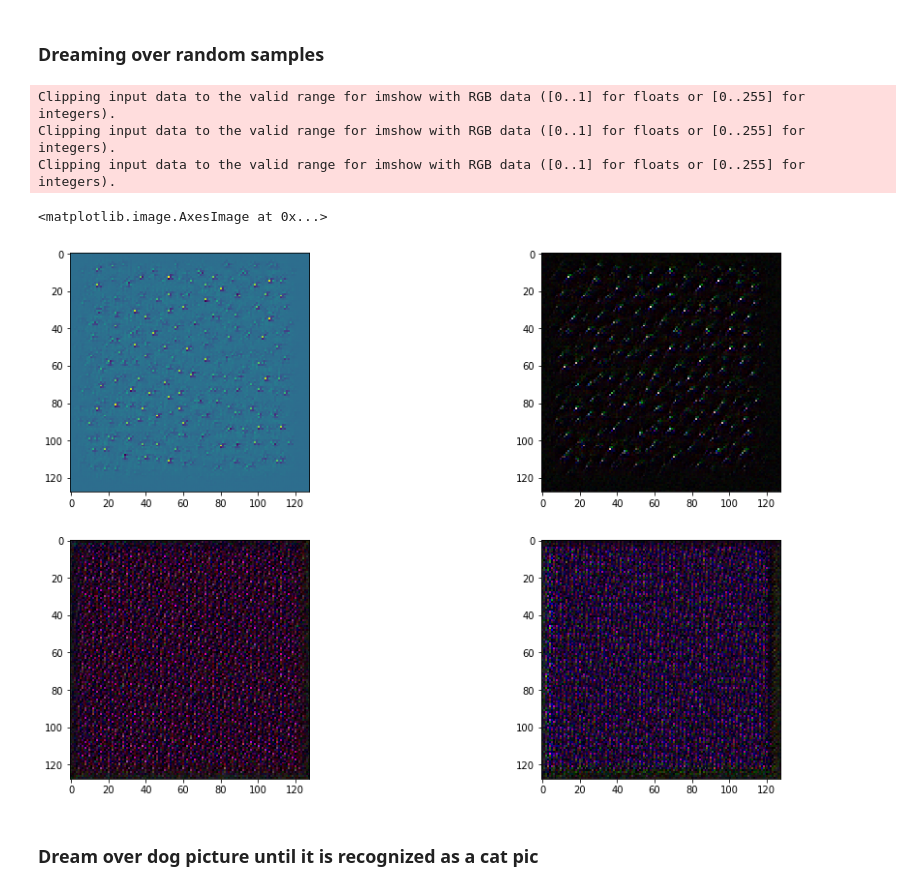
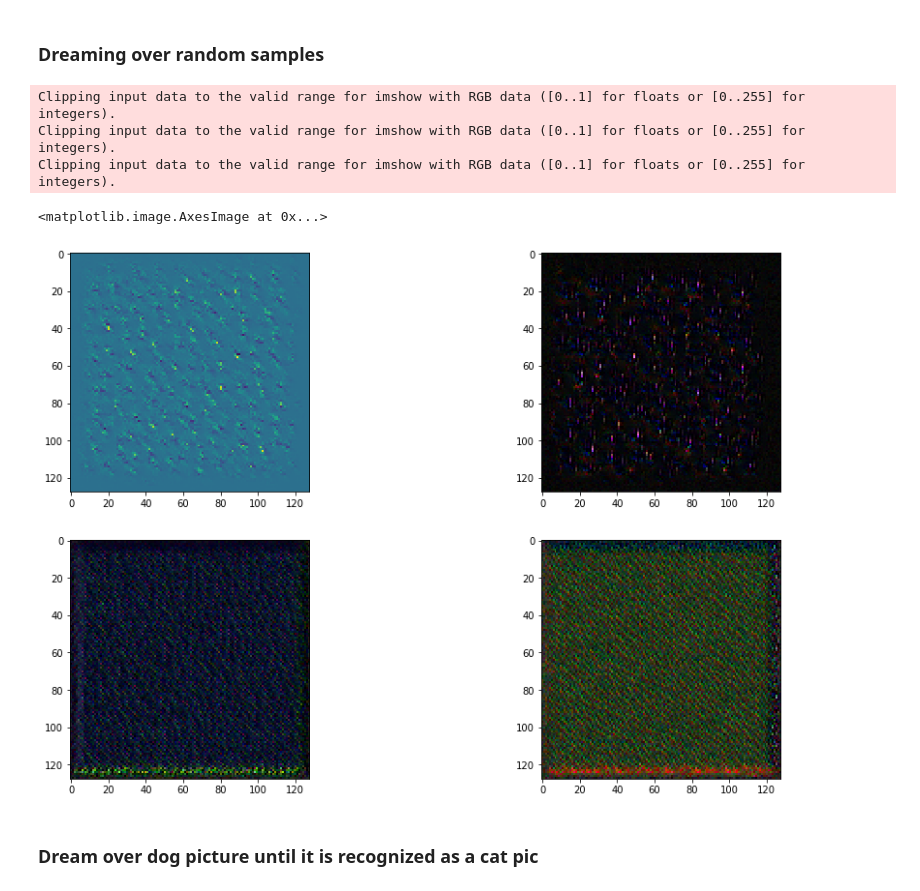
Before and after one commit to aweas/deep_dreaming_dogs, a Jupyter notebook: deep_dreamer.ipynb, the cells around one changed output. Cells and saved outputs as stored; diff of their text form; code cells hidden in the pictures.

```diff
--- a/deep_dreamer.ipynb
+++ b/deep_dreamer.ipynb
@@ -30,7 +30,7 @@ y = graph.get_tensor_by_name('output:0')
 # %% [markdown]
 # Testing model accuracy (just in case)
 # %%
-test_image = skimage.transform.resize(plt.imread('train/dog.0.jpg'), (128,128,3))
+test_image = skimage.transform.resize(plt.imread('train/dog.1.jpg'), (128,128,3))
 res = sess.run(y, feed_dict={x: [test_image]})
 answer = 'cat' if res[0][0]>res[0][1] else 'dog'
 print(f'{res[0]} - {answer}')
@@ -80,7 +80,7 @@ print([op.name for op in graph.get_operations() if 'Conv2D' in op.name and 'trai
 We pick a layer + feature and 'train' picture via gradient so that chosen layer gets max activation.
 # %%
 layer = 'cnn/classificator/convolution/conv2d_2/Conv2D'
-feature = 32
+feature = 8
 
 # np.random.seed(0)
 img_noise = np.random.random(size=(1,128,128,3))
@@ -190,19 +191,19 @@ Clipping input data to the valid range for imshow with RGB data ([0..1] for floa
 # %%
 plt.figure(figsize=(16,10))
 plt.subplot(221)
-plt.imshow(dream_image([img], T('cnn/classificator/convolution/conv2d_2/Conv2D'), 40, step=1, random=True, bw=True))
+plt.imshow(dream_image([img], T('cnn/classificator/convolution/conv2d_2/Conv2D'), 11, step=1, random=True, bw=True))
 plt.subplot(222)
-plt.imshow(dream_image([img], T('cnn/classificator/convolution/conv2d_2/Conv2D'), 40, step=0.1, random=True))
+plt.imshow(dream_image([img], T('cnn/classificator/convolution/conv2d_2/Conv2D'), 30, step=0.1, random=True))
 plt.subplot(223)
-plt.imshow(dream_image([img], T('cnn/classificator/convolution/conv2d_1/Conv2D'), 32, step=0.1, random=True))
+plt.imshow(dream_image([img], T('cnn/classificator/convolution/conv2d_1/Conv2D'), 20, step=0.1, random=True))
 plt.subplot(224)
-plt.imshow(dream_image([img], T('cnn/classificator/convolution/conv2d_1/Conv2D'), 10, step=0.1, random=True))
+plt.imshow(dream_image([img], T('cnn/classificator/convolution/conv2d_1/Conv2D'), 15, step=0.1, random=True))
 # %% [output]
 Clipping input data to the valid range for imshow with RGB data ([0..1] for floats or [0..255] for integers).
 Clipping input data to the valid range for imshow with RGB data ([0..1] for floats or [0..255] for integers).
 Clipping input data to the valid range for imshow with RGB data ([0..1] for floats or [0..255] for integers).
 <matplotlib.image.AxesImage at 0x...>
-[figure, old version]
+[figure, new version]
 # %% [markdown]
 ### Dream over dog picture until it is recognized as a cat pic
 # %%
```
Also changed, not shown: parts of 12 cells of this notebook.
